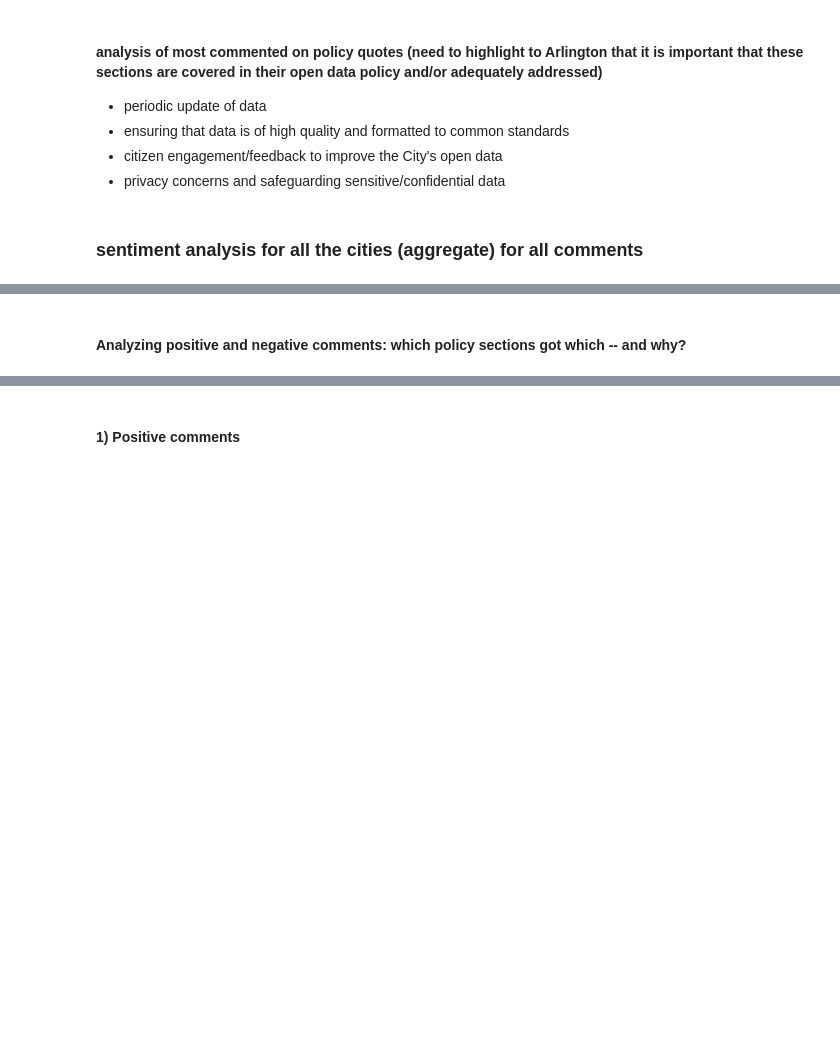
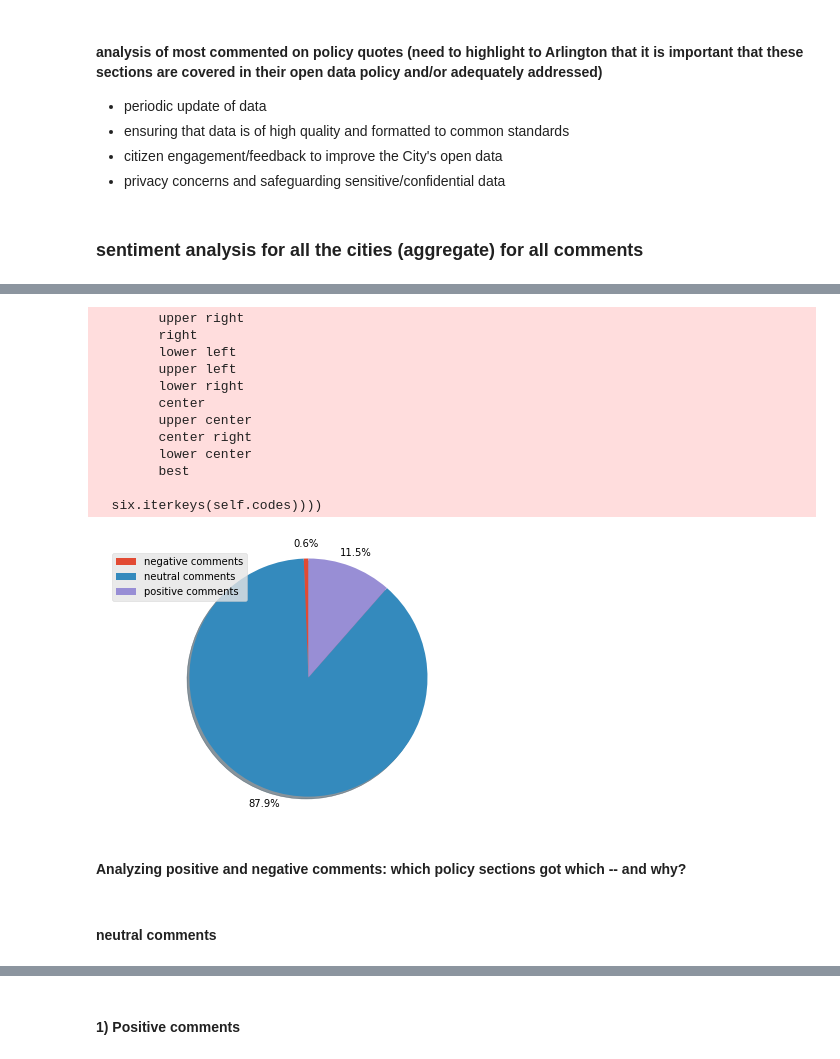
Before and after one commit to faraz-ahmed-sh/Sunlight_Foundation_Summer_2017, a Jupyter notebook: Project on comment scraping/comment_scrapping-Copy1.ipynb, the cells around one changed output, grey strips where cells are left out. Saved outputs shown, nothing was run; the diff lists cells and outputs as text; code cells hidden in the pictures; blank space fills up the shorter version.

```diff
--- a/Project on comment scraping/comment_scrapping-Copy1.ipynb
+++ b/Project on comment scraping/comment_scrapping-Copy1.ipynb
@@ -967,2 +1042,35 @@ total_comments: 164 ---- city name: All Cities
+# %%
+neg_count = sentimental_analysis_graphs_4[0][1]
+neu_count = sentimental_analysis_graphs_4[0][3]
+pos_count = sentimental_analysis_graphs_4[0][5]
+# %%
+labels = ['negative comments', 'neutral comments', 'positive comments']
+sizes = [neg_count, neu_count, pos_count]
+#explode = (0, 0.1, 0, 0)  # only "explode" the 2nd slice (i.e. 'Hogs')
+
+fig1, ax1 = plt.subplots()
+ax1.pie(sizes, autopct='%1.1f%%',
+        shadow=True, startangle=90, pctdistance=1.125)
+ax1.axis('equal')  # Equal aspect ratio ensures that pie is drawn as a circle.
+plt.legend(labels, loc="upper corner")
+plt.tight_layout()
+plt.show()
+fig1.savefig('sentiment-analysis-pie-chart' + '.png', dpi = 200)
+# %% [output]
+        upper right
+        right
+        lower left
+        upper left
+        lower right
+        center
+        upper center
+        center right
+        lower center
+        best
+
+  six.iterkeys(self.codes))))
+[figure, added]
 # %% [markdown]
 #### Analyzing positive and negative comments: which policy sections got which -- and why?
+# %% [markdown]
+#### neutral comments
```
Also changed, not shown: parts of 35 cells of this notebook.
